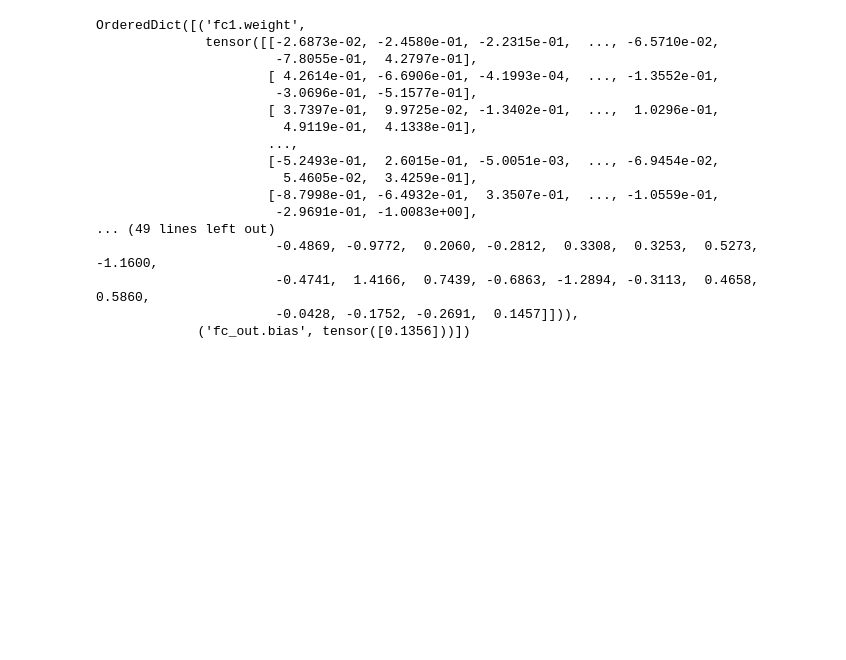
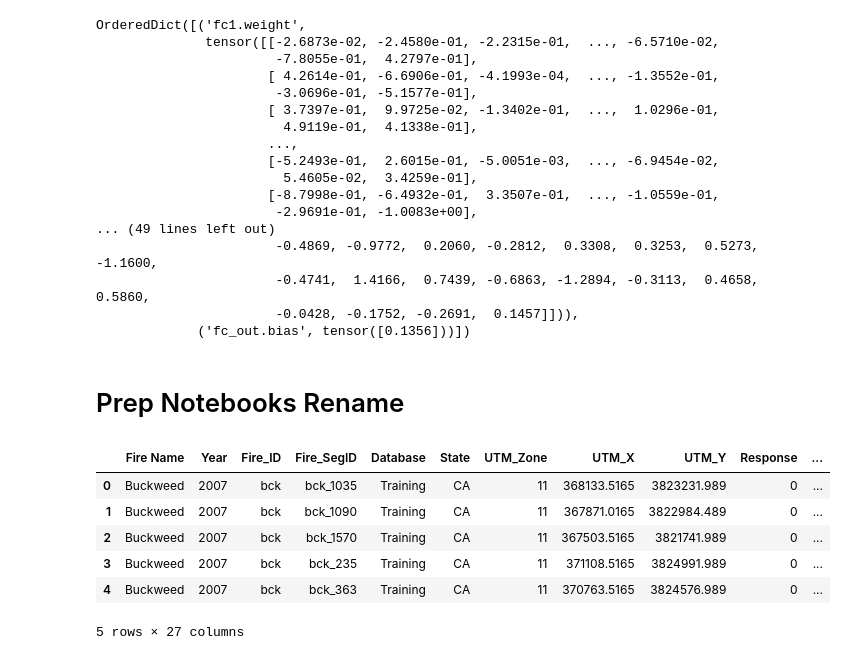
Before and after one commit to gojandrooo/DSE-Capstone, a Jupyter notebook: notebooks/scratch_sheet.ipynb, the cells around one changed output. Saved outputs shown, nothing was run; the diff lists cells and outputs as text; code cells hidden in the pictures; blank space fills up the shorter version.

Commit message:
renamed data files and replaced paths

```diff
--- a/notebooks/scratch_sheet.ipynb
+++ b/notebooks/scratch_sheet.ipynb
@@ -233,3 +233,5 @@ OrderedDict([('fc1.weight',
                        -0.4741,  1.4166,  0.7439, -0.6863, -1.2894, -0.3113,  0.4658,  0.5860,
                        -0.0428, -0.1752, -0.2691,  0.1457]])),
              ('fc_out.bias', tensor([0.1356]))])
+# %% [markdown]
+# Prep Notebooks Rename
@@ -235,0 +272,14 @@ OrderedDict([('fc1.weight',
+# %%
+file = "../data/ofr20161106_appx-1.xlsx"
+xl = pd.ExcelFile(file)
+sheets = xl.sheet_names
+raw_data = pd.read_excel(file, sheet_name=sheets[1])
+raw_data.head()
+# %% [output]
+|  | Fire Name | Year | Fire_ID | Fire_SegID | Database | State | UTM_Zone | UTM_X | UTM_Y | Response | ... |
+| 0 | Buckweed | 2007 | bck | bck_1035 | Training | CA | 11 | 368133.5165 | 3823231.989 | 0 | ... |
+| 1 | Buckweed | 2007 | bck | bck_1090 | Training | CA | 11 | 367871.0165 | 3822984.489 | 0 | ... |
+| 2 | Buckweed | 2007 | bck | bck_1570 | Training | CA | 11 | 367503.5165 | 3821741.989 | 0 | ... |
+| 3 | Buckweed | 2007 | bck | bck_235 | Training | CA | 11 | 371108.5165 | 3824991.989 | 0 | ... |
+| 4 | Buckweed | 2007 | bck | bck_363 | Training | CA | 11 | 370763.5165 | 3824576.989 | 0 | ... |
+5 rows × 27 columns
```
Also changed, not shown: parts of 10 cells of this notebook, 9 other files.
